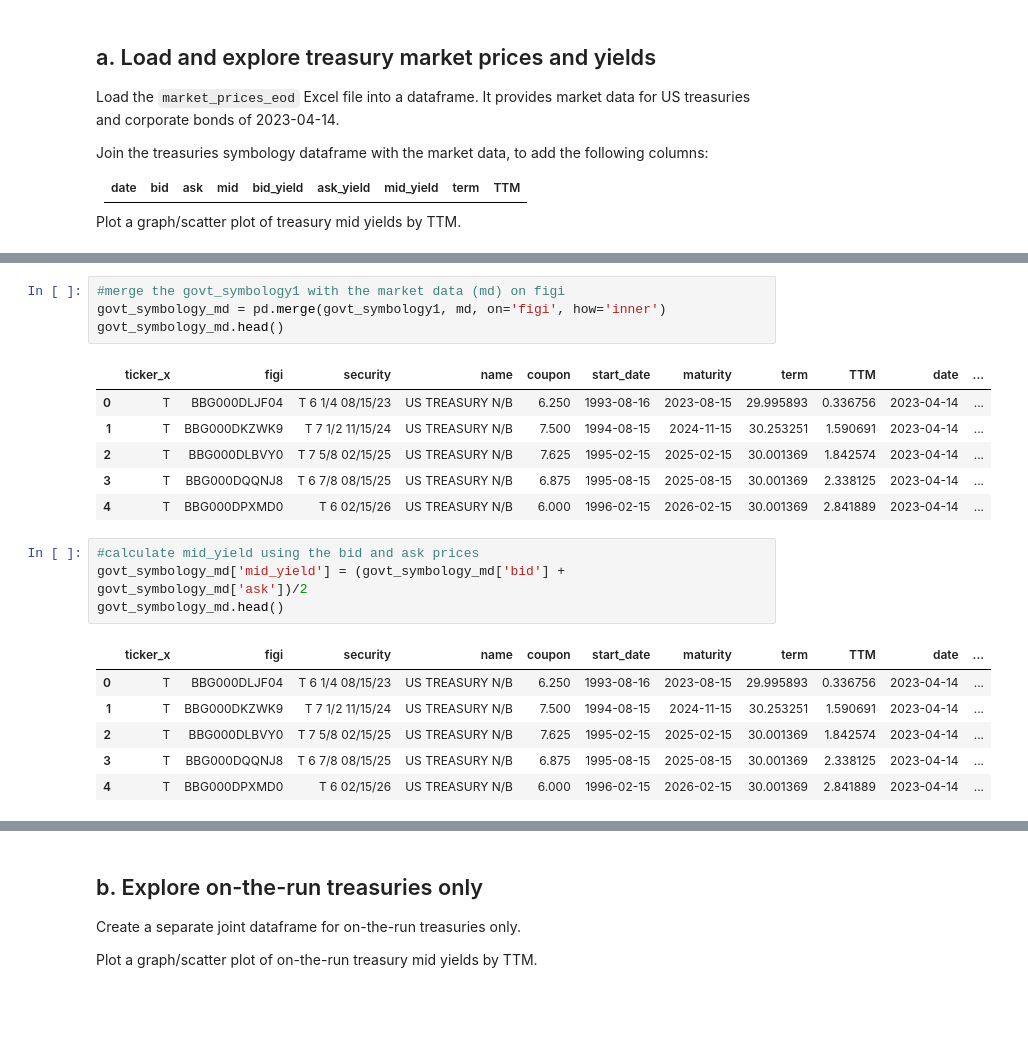
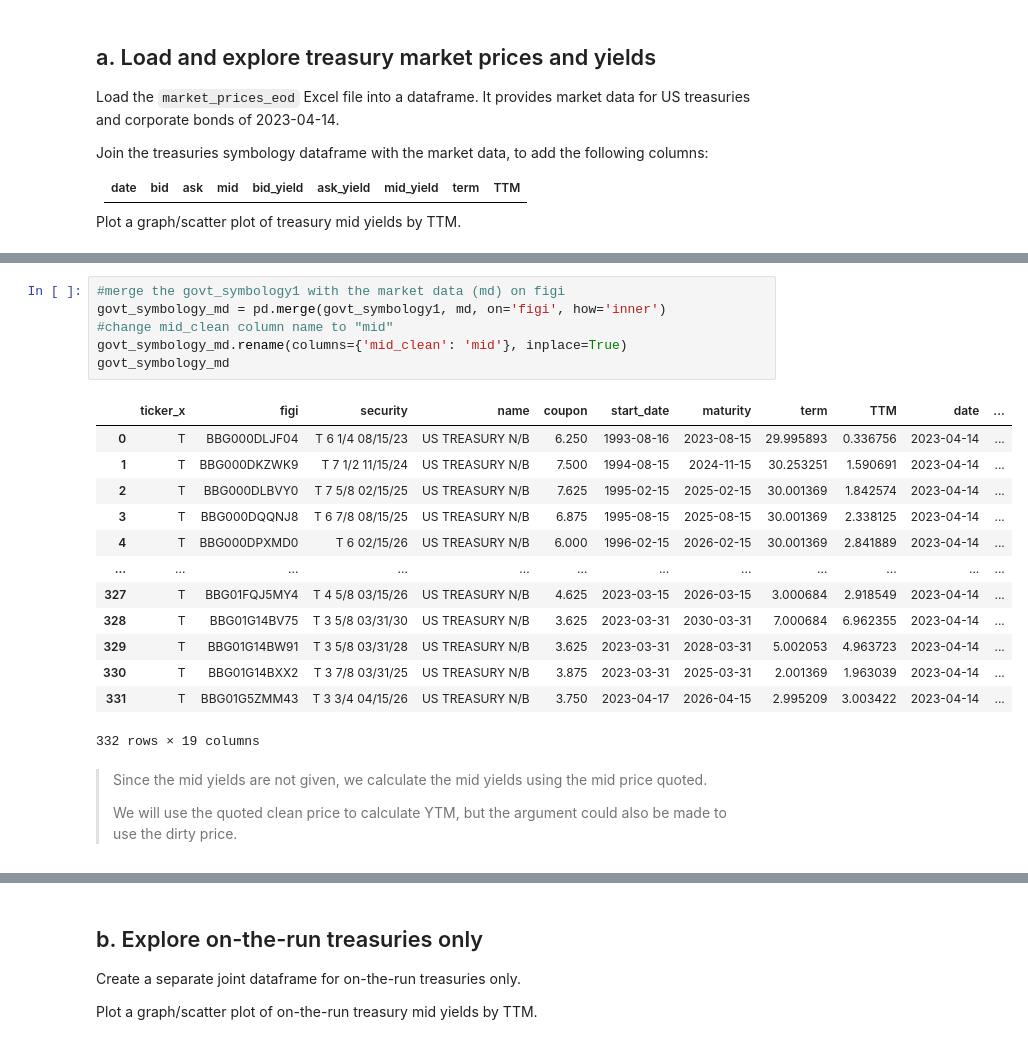
Before and after one commit to alanwake47/FINM-35700-Credit-Markets, a Jupyter notebook: week1/CreditMarkets_Homework_1/homework/Homework 1.ipynb, the cells around one changed output, grey strips where cells are left out. Drawn from its saved outputs; the diff is of its cells as text; blank space fills up the shorter version.

```diff
--- a/week1/CreditMarkets_Homework_1/homework/Homework 1.ipynb
+++ b/week1/CreditMarkets_Homework_1/homework/Homework 1.ipynb
@@ -247,22 +254,24 @@ md.head()
 # %%
 #merge the govt_symbology1 with the market data (md) on figi
 govt_symbology_md = pd.merge(govt_symbology1, md, on='figi', how='inner')
-govt_symbology_md.head()
+#change mid_clean column name to "mid"
+govt_symbology_md.rename(columns={'mid_clean': 'mid'}, inplace=True)
+govt_symbology_md
 # %% [output]
 |  | ticker_x | figi | security | name | coupon | start_date | maturity | term | TTM | date | ... |
 | 0 | T | BBG000DLJF04 | T 6 1/4 08/15/23 | US TREASURY N/B | 6.250 | 1993-08-16 | 2023-08-15 | 29.995893 | 0.336756 | 2023-04-14 | ... |
 | 1 | T | BBG000DKZWK9 | T 7 1/2 11/15/24 | US TREASURY N/B | 7.500 | 1994-08-15 | 2024-11-15 | 30.253251 | 1.590691 | 2023-04-14 | ... |
 | 2 | T | BBG000DLBVY0 | T 7 5/8 02/15/25 | US TREASURY N/B | 7.625 | 1995-02-15 | 2025-02-15 | 30.001369 | 1.842574 | 2023-04-14 | ... |
 | 3 | T | BBG000DQQNJ8 | T 6 7/8 08/15/25 | US TREASURY N/B | 6.875 | 1995-08-15 | 2025-08-15 | 30.001369 | 2.338125 | 2023-04-14 | ... |
 | 4 | T | BBG000DPXMD0 | T 6 02/15/26 | US TREASURY N/B | 6.000 | 1996-02-15 | 2026-02-15 | 30.001369 | 2.841889 | 2023-04-14 | ... |
+| ... | ... | ... | ... | ... | ... | ... | ... | ... | ... | ... | ... |
+| 327 | T | BBG01FQJ5MY4 | T 4 5/8 03/15/26 | US TREASURY N/B | 4.625 | 2023-03-15 | 2026-03-15 | 3.000684 | 2.918549 | 2023-04-14 | ... |
+| 328 | T | BBG01G14BV75 | T 3 5/8 03/31/30 | US TREASURY N/B | 3.625 | 2023-03-31 | 2030-03-31 | 7.000684 | 6.962355 | 2023-04-14 | ... |
+| 329 | T | BBG01G14BW91 | T 3 5/8 03/31/28 | US TREASURY N/B | 3.625 | 2023-03-31 | 2028-03-31 | 5.002053 | 4.963723 | 2023-04-14 | ... |
+| 330 | T | BBG01G14BXX2 | T 3 7/8 03/31/25 | US TREASURY N/B | 3.875 | 2023-03-31 | 2025-03-31 | 2.001369 | 1.963039 | 2023-04-14 | ... |
+| 331 | T | BBG01G5ZMM43 | T 3 3/4 04/15/26 | US TREASURY N/B | 3.750 | 2023-04-17 | 2026-04-15 | 2.995209 | 3.003422 | 2023-04-14 | ... |
+332 rows × 19 columns
-# %%
-#calculate mid_yield using the bid and ask prices
-govt_symbology_md['mid_yield'] = (govt_symbology_md['bid'] + govt_symbology_md['ask'])/2
-govt_symbology_md.head()
-# %% [output]
-|  | ticker_x | figi | security | name | coupon | start_date | maturity | term | TTM | date | ... |
-| 0 | T | BBG000DLJF04 | T 6 1/4 08/15/23 | US TREASURY N/B | 6.250 | 1993-08-16 | 2023-08-15 | 29.995893 | 0.336756 | 2023-04-14 | ... |
-| 1 | T | BBG000DKZWK9 | T 7 1/2 11/15/24 | US TREASURY N/B | 7.500 | 1994-08-15 | 2024-11-15 | 30.253251 | 1.590691 | 2023-04-14 | ... |
-| 2 | T | BBG000DLBVY0 | T 7 5/8 02/15/25 | US TREASURY N/B | 7.625 | 1995-02-15 | 2025-02-15 | 30.001369 | 1.842574 | 2023-04-14 | ... |
-| 3 | T | BBG000DQQNJ8 | T 6 7/8 08/15/25 | US TREASURY N/B | 6.875 | 1995-08-15 | 2025-08-15 | 30.001369 | 2.338125 | 2023-04-14 | ... |
-| 4 | T | BBG000DPXMD0 | T 6 02/15/26 | US TREASURY N/B | 6.000 | 1996-02-15 | 2026-02-15 | 30.001369 | 2.841889 | 2023-04-14 | ... |
+# %% [markdown]
+>Since the mid yields are not given, we calculate the mid yields using the mid price quoted.
+>
+>We will use the quoted clean price to calculate YTM, but the argument could also be made to use the dirty price.
```
Also changed, not shown: parts of 19 cells of this notebook.
